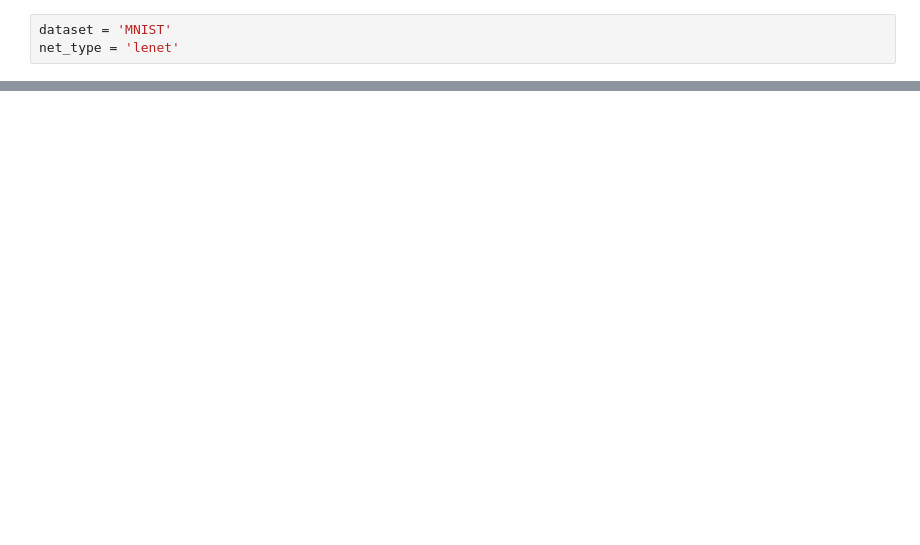
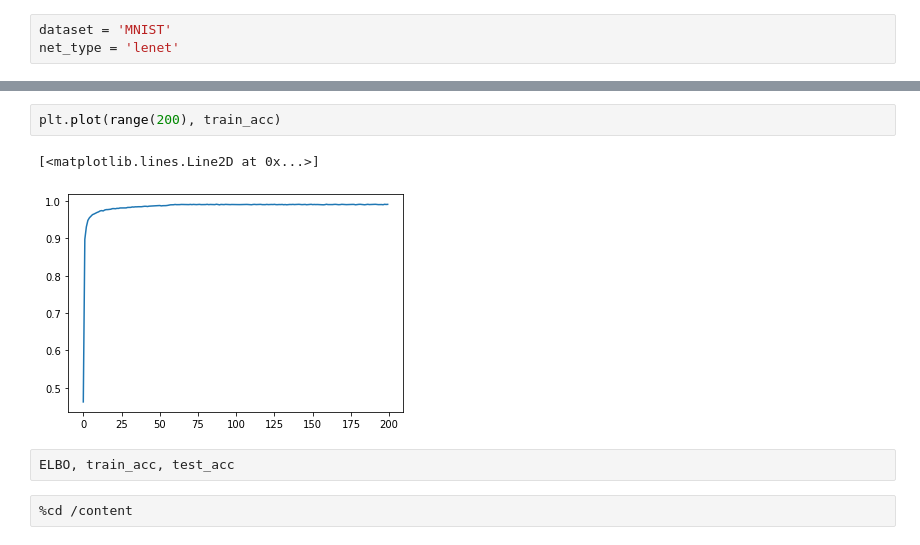
Before and after one commit to EfthymiosCosta/Neural-Networks-Weight-Uncertainty, a Jupyter notebook: BayesCNN.ipynb, the cells around one changed output, grey strips where cells are left out. Saved outputs shown, nothing was run; the diff lists cells and outputs as text; blank space fills up the shorter version.

```diff
--- a/BayesCNN.ipynb
+++ b/BayesCNN.ipynb
@@ -169,0 +314,9 @@ validate_model(net, criterion, full_train_loader, num_ens=1, beta_type=0.1, epoc
+# %%
+plt.plot(range(200), train_acc)
+# %% [output]
+[<matplotlib.lines.Line2D at 0x...>]
+[figure, added]
+# %%
+ELBO, train_acc, test_acc
+# %%
+%cd /content
```
Also changed, not shown: parts of 18 cells of this notebook.
